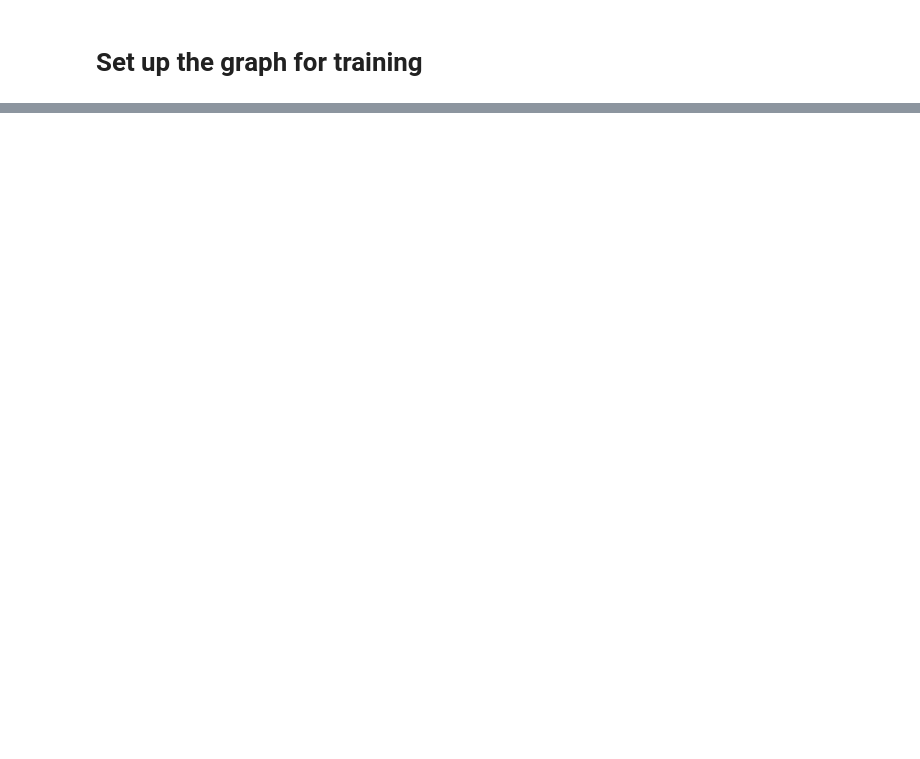
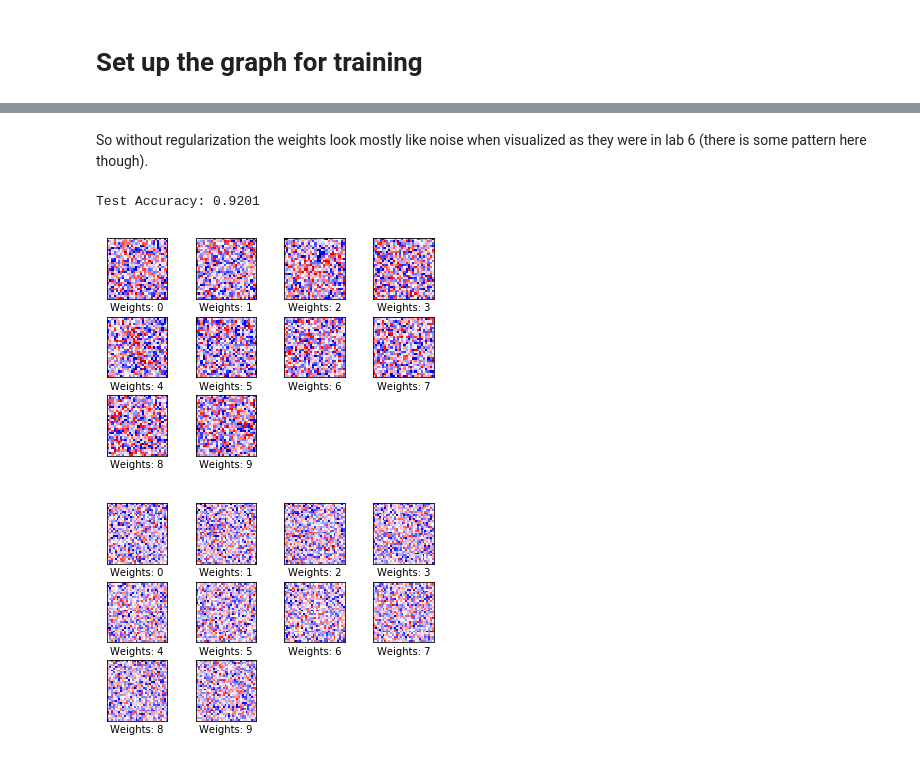
Before and after one commit to mspinelli/cse627a, a Jupyter notebook: labs/lab-07/my_solutions/lab07.ipynb, the cells around one changed output, grey strips where cells are left out. Saved outputs shown, nothing was run; the diff lists cells and outputs as text; code cells hidden in the pictures; blank space fills up the shorter version.

```diff
--- a/labs/lab-07/my_solutions/lab07.ipynb
+++ b/labs/lab-07/my_solutions/lab07.ipynb
@@ -132,7 +295,7 @@ summary = tf.summary.merge_all()
 summary_writer = tf.summary.FileWriter('./log/run0', graph=sess.graph)
 # %%
 acc, log =  sess.run([accuracy, summary],        # ACC, AND LOG BACAUSE HE DIDN'T WANT TO OVERWRITE THE VARIABLES
-                     {x:data.test.images, y:data.test.labels})
+                     {x:data.test.images, y:data.test.labels, lambda_:0.001})
 summary_writer.add_summary(log, 0)
 # %% [markdown]
 In order to train the net, we need to define an objective function to minimize. In this case we will use the cross-entropy loss because our output it a softmax classification.
@@ -224,0 +413,10 @@ Let's go back and add a hidden layer
+# %% [markdown]
+So without regularization the weights look mostly like noise when visualized as they were in lab 6 (there is some pattern here though).
+# %%
+print "Test Accuracy:", sess.run(accuracy, {x:data.test.images, y:data.test.labels})
+plot_weights(W1, (28, 28))
+plot_weights(W2, (32, 32))
+# %% [output]
+Test Accuracy: 0.9201
+[figure, added]
+[figure, added]
```
Also changed, not shown: parts of 69 cells of this notebook.
